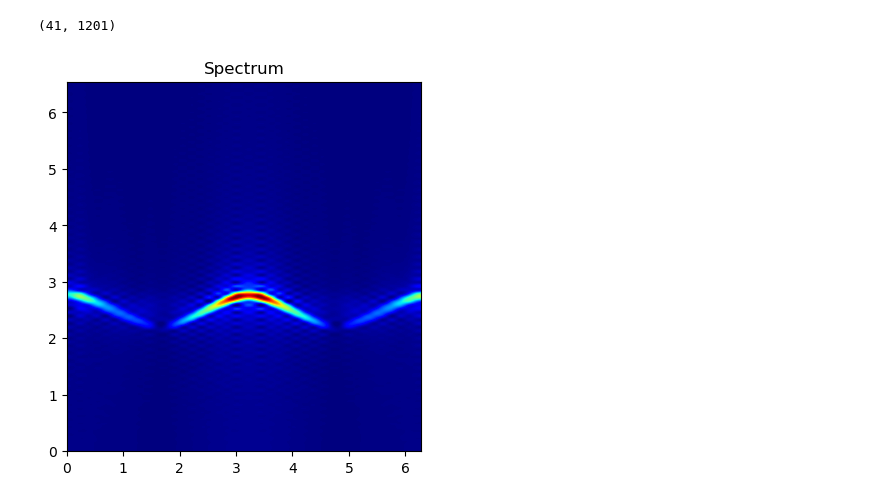
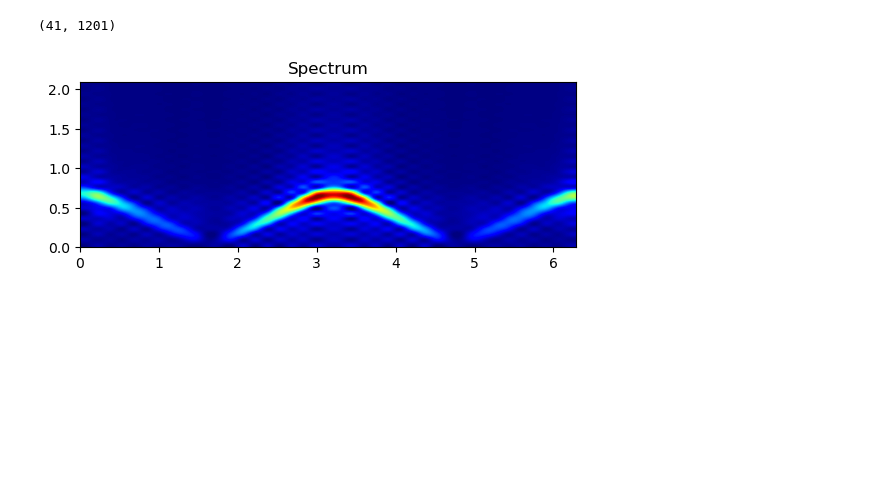
Before and after one commit to DavidGoing/DMRG, a Jupyter notebook: DMRG_TEBD spin1.ipynb, the cells around one changed output. Saved outputs shown, nothing was run; the diff lists cells and outputs as text; code cells hidden in the pictures; blank space fills up the shorter version.

```diff
--- a/DMRG_TEBD spin1.ipynb
+++ b/DMRG_TEBD spin1.ipynb
@@ -635,15 +635,15 @@ Spec.shape
 (41, 1201)
 # %%
 
-Spec = Spec[:, 600:700]
+Spec = Spec[:, 632:664]
 NumOmega = np.shape(Spec)[1]
 K = np.outer(np.linspace(0, np.pi * 2, N), np.ones(NumOmega))
 W = np.outer(np.ones(N), np.linspace(0, NumOmega * np.pi / (tau * time_slice), NumOmega))
 fig, ax = plt.subplots()
 im = ax.imshow(abs(Spec).T, interpolation='Spline36', cmap="jet",
                origin='lower', extent=[0, 2*np.pi,0 ,  NumOmega * np.pi / (tau * time_slice)],
                vmax=abs(Spec).max(), vmin=0)
 ax.set_title('Spectrum')
 plt.show()
 # %% [output]
-[figure, old version]
+[figure, new version]
```
Also changed, not shown: parts of 4 cells of this notebook.
